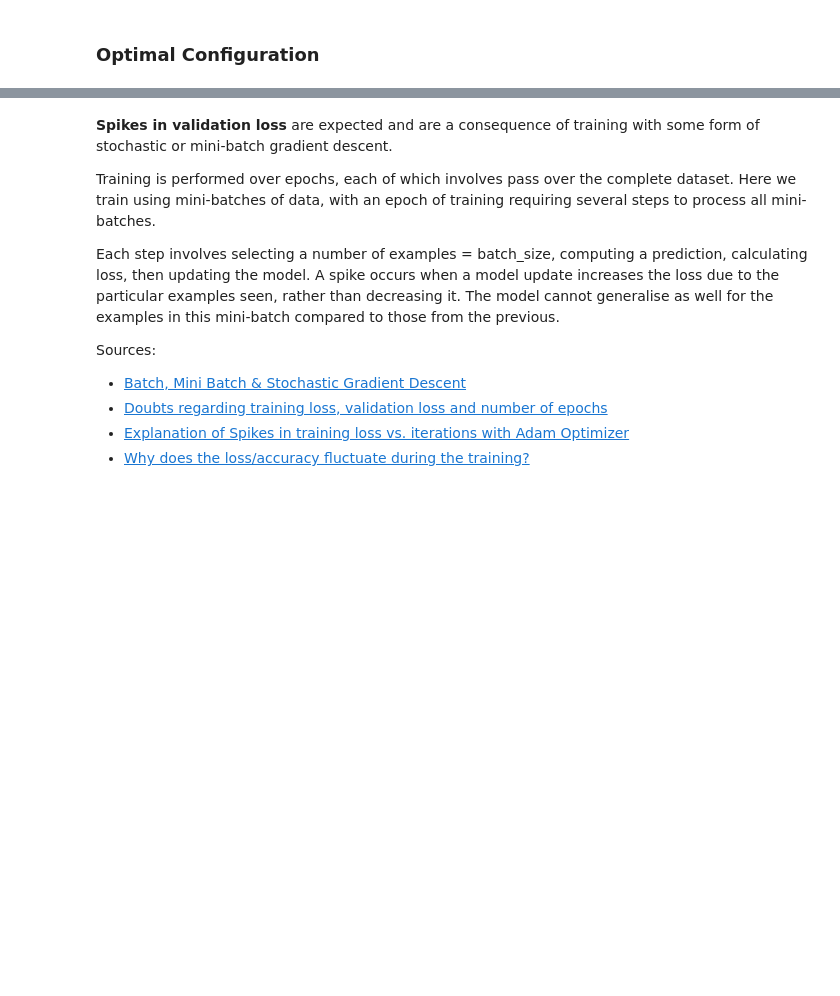
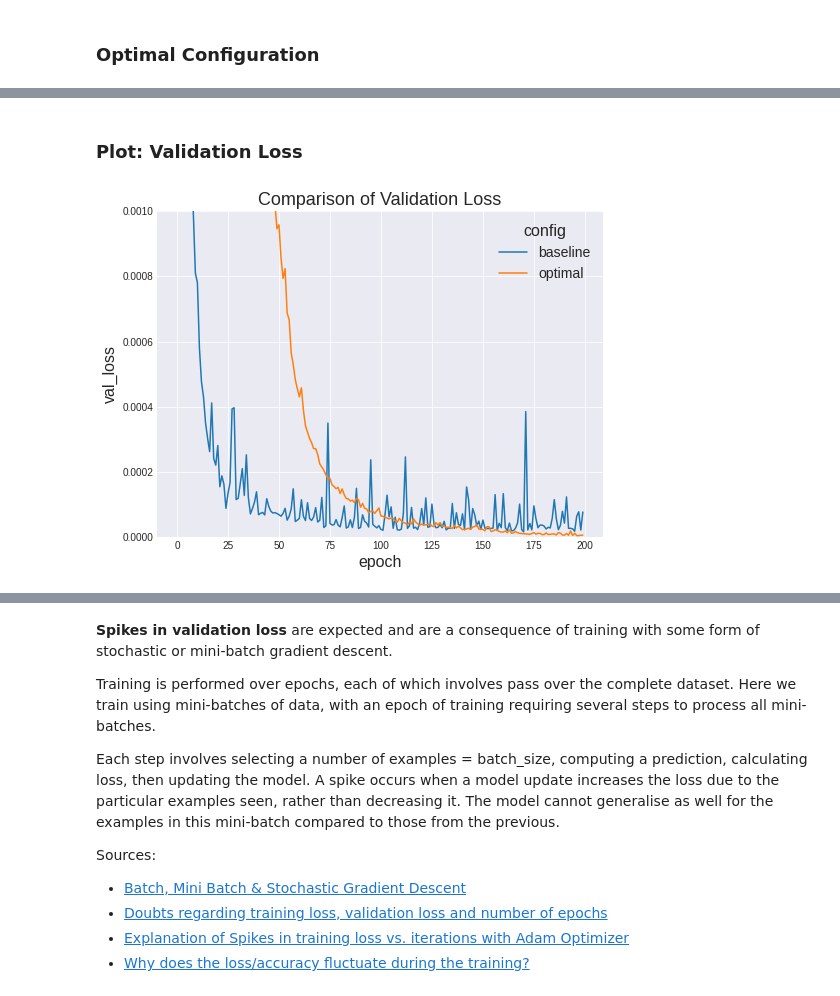
Before and after one commit to lowdensh/langy, a Jupyter notebook: model_data/LangyNet.ipynb, the cells around one changed output, grey strips where cells are left out. Drawn from its saved outputs; the diff is of its cells as text; code cells hidden in the pictures; blank space fills up the shorter version.

```diff
--- a/model_data/LangyNet.ipynb
+++ b/model_data/LangyNet.ipynb
@@ -906,0 +764,18 @@ time: 5min 40s (started: 2021-04-20 19:01:42 +00:00)
+# %% [markdown]
+### Plot: Validation Loss
+# %%
+plt.figure(figsize=(8, 6))
+plt.title('Comparison of Validation Loss', fontsize=18)
+plt.plot(history_base['val_loss'], label='baseline')
+plt.plot(history_opt['val_loss'], label='optimal')
+plt.xlabel('epoch', fontsize=16)
+plt.ylabel('val_loss', fontsize=16)
+plt.ylim(0, 0.001)
+plt.legend(
+    title='config',
+    title_fontsize=16,
+    fontsize=14,
+    loc='upper right')
+plt.show()
+# %% [output]
+[figure, added]
```
Also changed, not shown: parts of 70 cells of this notebook, 4 other files.
